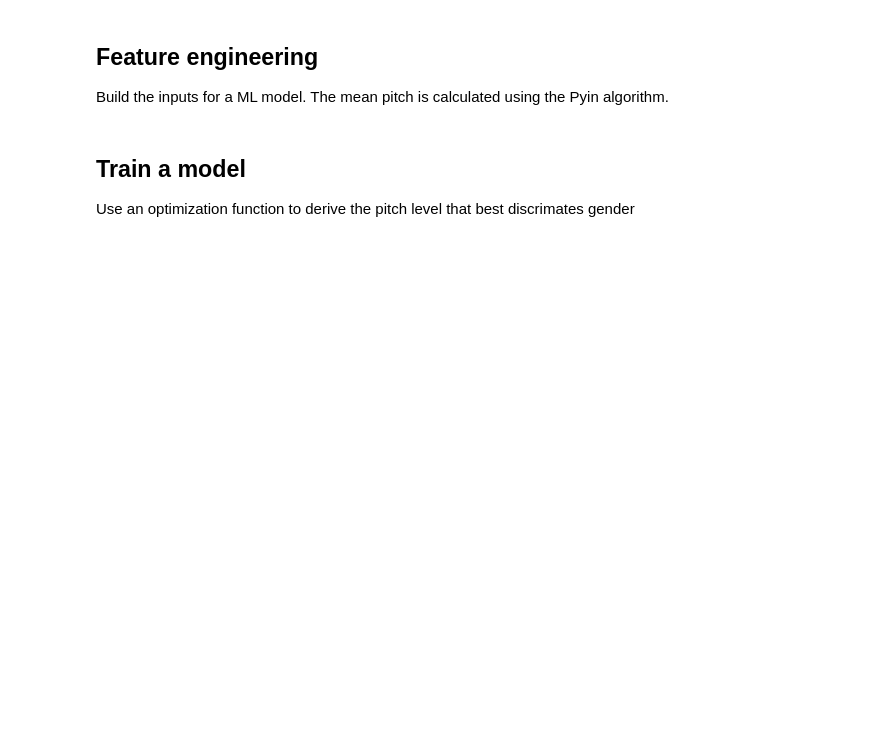
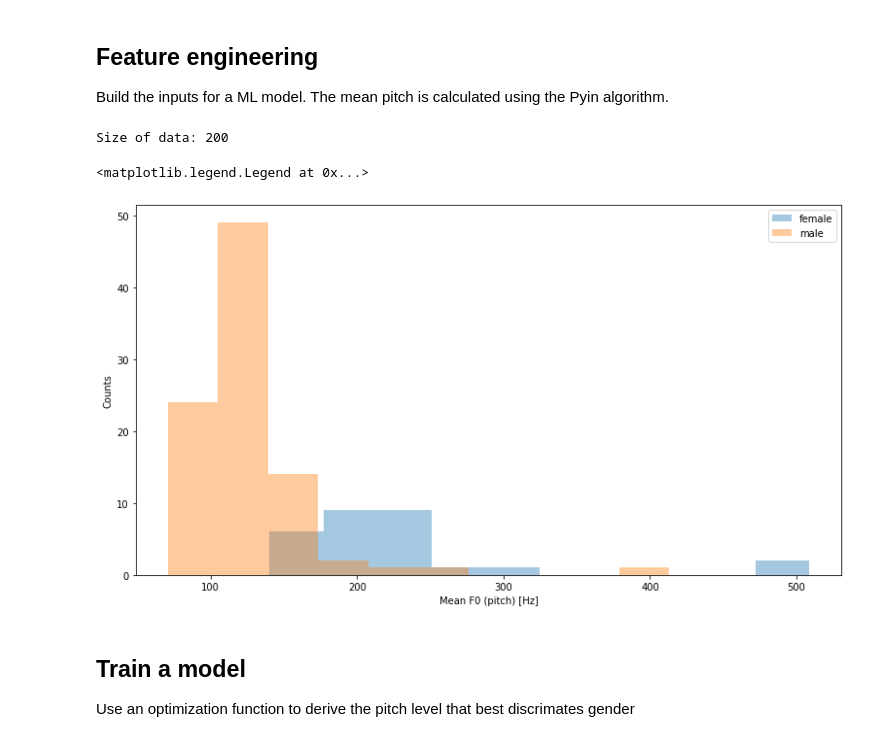
Before and after one commit to amaury-vanvinckenroye/speech-recognition, a Jupyter notebook: scripts/gender_classification.ipynb, the cells around one changed output. Cells and saved outputs as stored; diff of their text form; code cells hidden in the pictures; blank space fills up the shorter version.

```diff
--- a/scripts/gender_classification.ipynb
+++ b/scripts/gender_classification.ipynb
@@ -118,8 +131,8 @@ def process_audio(df_row):
 
 
 #### Build feature set
-run_parallel = False
-size_include = 100
+run_parallel = True
+size_include = 200
 
 x, y = [], []
 silent_frames = []
@@ -145,22 +158,27 @@ else:
             silent_frames.append(gender)
 
 print(f"Size of data: {len(x)}")
+# %% [output]
+Size of data: 200
 # %%
 ## Feature inspection
 from sklearn.model_selection import train_test_split
 x = np.array(x)
 y = np.array(y)
-X_train, X_test, y_train, y_test = train_test_split(x, y, test_size=0.2, stratify=y)
+X_train, X_test, y_train, y_test = train_test_split(x, y, test_size=0.4, stratify=y)
 
 xfemale = X_train[np.where(y_train == 0)[0]]
 xmale = X_train[np.where(y_train == 1)[0]]
 
 fig, ax = plt.subplots(figsize=(13, 7))
 ax.hist(xfemale, alpha=0.4, label="female")
 ax.hist(xmale, alpha=0.4, label="male")
 ax.set_xlabel("Mean F0 (pitch) [Hz]")
 ax.set_ylabel("Counts")
 ax.legend()
+# %% [output]
+<matplotlib.legend.Legend at 0x...>
+[figure, added]
 # %% [markdown]
 ## Train a model
 Use an optimization function to derive the pitch level that best discrimates gender
```
Also changed, not shown: parts of 5 cells of this notebook, 1 other file.
